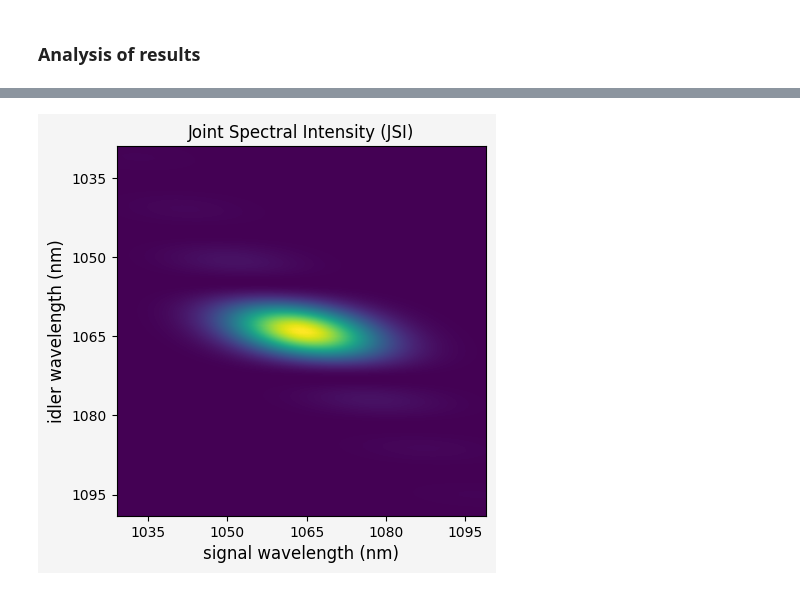
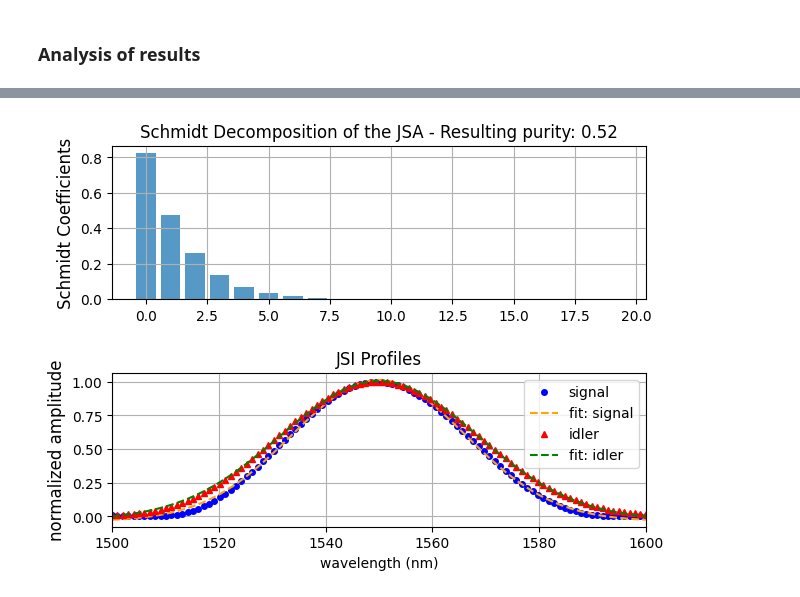
Before and after one commit to nicosieber/PhotonPairLab, a Jupyter notebook: demo.ipynb, the cells around one changed output, grey strips where cells are left out. Drawn from its saved outputs; the diff is of its cells as text; code cells hidden in the pictures.

Commit message:
changed variable names and did some bug fixing in the plotting module

```diff
--- a/demo.ipynb
+++ b/demo.ipynb
@@ -123,8 +119,10 @@ from photonpairlab.apm.crystal_apm import CrystalAPM
 from photonpairlab.laser import CWLaser
 from photonpairlab.apm.materials_apm import BBO, BIBO
 
+from photonpairlab.spdc.simulation import SPDC_Simulation
+
 # Initialize laser parameters
-wavelength_pump = 532e-9
+wavelength_pump = 775e-9
 bandwidth = 5.35e-9
 laser = CWLaser(wavelength_pump,bandwidth_wavelength=bandwidth)
 
@@ -134,8 +132,8 @@ crystal = CrystalAPM(length, material=material, spdc="type-IIoeo")
 # Generate the poling pattern in the crystal
 crystal.generate_poling(resolution=5)
 # Defined phase-matching at
-wavelength_signal=1064e-9
-wavelength_idler=1064e-9
+wavelength_signal = 1550e-9
+wavelength_idler = 1550e-9
 
 # Find the optimal phase matching angle
 #crystal.find_phase_matching_angle(laser, wavelength_signal, wavelength_idler)
@@ -143,5 +141,5 @@ print(crystal.compute_delta_K(laser, wavelength_signal, wavelength_idler))
 
 # Create and run the simulation
 simulation = SPDC_Simulation(crystal, laser, wavelength_signal=wavelength_signal, wavelength_idler=wavelength_idler)
-results = simulation.run_simulation(steps=100, dev=35)
+results = simulation.run_simulation(steps=100, dev=50)
 # %% [output]
@@ -150,6 +158,7 @@ Phase matching angle: -54.16201324144981°
 # %%
-# Plot the results
+from photonpairlab.spdc import SPDC_Plotter
+
 plotter = SPDC_Plotter(results)
-fig, ax = plotter.plot_jsi()
+fig, ax = plotter.plot_schmidt_coefficients()
 # %% [output]
-[figure, old version]
+[figure, new version]
```
Also changed, not shown: parts of 11 cells of this notebook, 4 other files.
